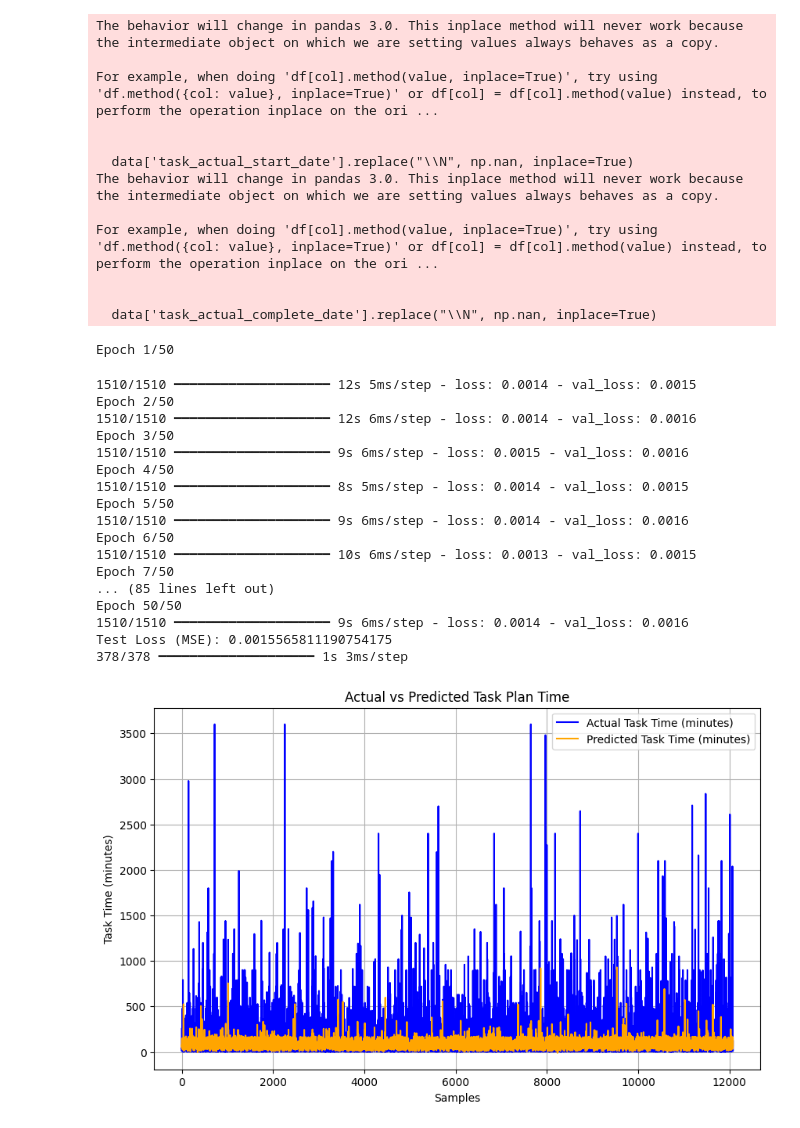
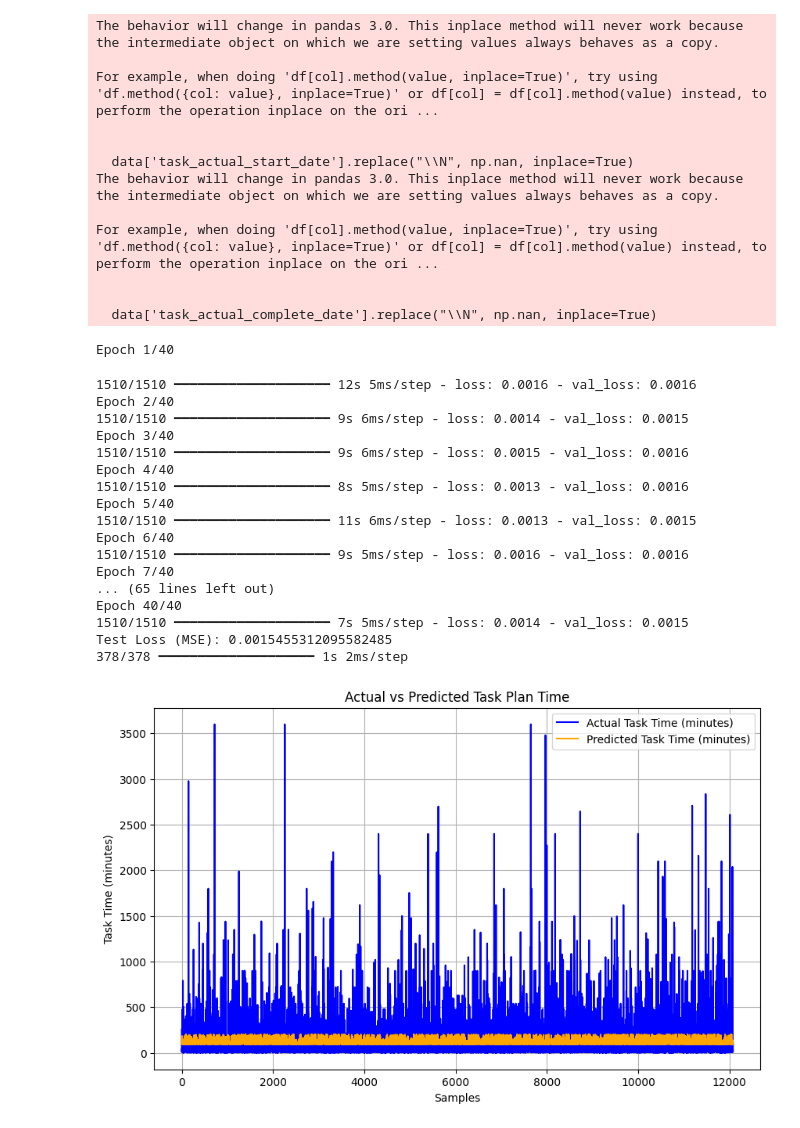
Before and after one commit to MalikaIT21277122/TimeSeriesAnalysis, a Jupyter notebook: LSTM_for_Task_Sequences.ipynb, the cells around one changed output. Drawn from its saved outputs; the diff is of its cells as text; code cells hidden in the pictures.

```diff
--- a/LSTM_for_Task_Sequences.ipynb
+++ b/LSTM_for_Task_Sequences.ipynb
@@ -18,20 +18,12 @@ data = pd.read_csv(file_name)
 data['task_actual_start_date'].replace("\\N", np.nan, inplace=True)
 data['task_actual_complete_date'].replace("\\N", np.nan, inplace=True)
 
-# Normalize the features (X) and target variable (y) using separate scalers
-feature_scaler = MinMaxScaler()
-target_scaler = MinMaxScaler()
-
-X_scaled = feature_scaler.fit_transform(X)
-y_scaled = target_scaler.fit_transform(y.values.reshape(-1, 1))
-
-
 # Convert to datetime format, handling errors
 data['task_actual_start_date'] = pd.to_datetime(data['task_actual_start_date'], errors='coerce')
 data['task_actual_complete_date'] = pd.to_datetime(data['task_actual_complete_date'], errors='coerce')
 
 # Drop rows with missing or invalid dates
-data.dropna(subset=['task_actual_start_date', 'task_actual_complete_date'], inplace=True)
+data.dropna(subset=['task_actual_start_date', 'task_actual_complete_date', 'task_plan_time_minutes'], inplace=True)
 
 # Convert dates to ordinal for sequence processing
 data['task_actual_start_date'] = data['task_actual_start_date'].map(pd.Timestamp.toordinal)
@@ -42,17 +34,20 @@ X = data[['task_actual_start_date', 'task_actual_complete_date']]  # Features
 y = data['task_plan_time_minutes']  # Target variable
 
 # Normalize the data using MinMaxScaler
-scaler = MinMaxScaler()
-X_scaled = scaler.fit_transform(X)
-y_scaled = scaler.fit_transform(y.values.reshape(-1, 1))
+scaler_X = MinMaxScaler()
+scaler_y = MinMaxScaler()
+X_scaled = scaler_X.fit_transform(X)
+y_scaled = scaler_y.fit_transform(y.values.reshape(-1, 1))
 
 # Split the data into training and testing sets
 X_train, X_test, y_train, y_test = train_test_split(X_scaled, y_scaled, test_size=0.2, random_state=42)
 
-# Step 3: Build the LSTM model
+# Step 3: Build the LSTM model with Dropout layers
 model = tf.keras.Sequential([
-    tf.keras.layers.LSTM(50, activation='relu', input_shape=(X_train.shape[1], 1), return_sequences=True),
-    tf.keras.layers.LSTM(30, activation='relu', return_sequences=False),
+    tf.keras.layers.LSTM(64, activation='relu', return_sequences=True, input_shape=(X_train.shape[1], 1)),
+    tf.keras.layers.Dropout(0.2),  # Dropout to reduce overfitting
+    tf.keras.layers.LSTM(32, activation='relu', return_sequences=False),
+    tf.keras.layers.Dropout(0.2),  # Dropout to reduce overfitting
     tf.keras.layers.Dense(1)
 ])
 
@@ -63,7 +58,7 @@ X_train_reshaped = np.expand_dims(X_train, axis=2)  # Add third dimension for LS
 X_test_reshaped = np.expand_dims(X_test, axis=2)
 
 # Step 5: Train the model
-history = model.fit(X_train_reshaped, y_train, epochs=50, batch_size=32, validation_data=(X_test_reshaped, y_test), verbose=1)
+history = model.fit(X_train_reshaped, y_train, epochs=40, batch_size=32, validation_data=(X_test_reshaped, y_test), verbose=1)
 
 # Step 6: Evaluate the model
 loss = model.evaluate(X_test_reshaped, y_test, verbose=0)
@@ -73,8 +68,8 @@ print(f"Test Loss (MSE): {loss}")
 y_pred = model.predict(X_test_reshaped)
 
 # Reverse the scaling for better interpretability
-y_test_original = scaler.inverse_transform(y_test)
-y_pred_original = scaler.inverse_transform(y_pred)
+y_test_original = scaler_y.inverse_transform(y_test)
+y_pred_original = scaler_y.inverse_transform(y_pred)
 
 # Step 8: Visualize the predictions
 plt.figure(figsize=(10, 6))
@@ -85,50 +80,53 @@ plt.xlabel("Samples")
 plt.ylabel("Task Time (minutes)")
 plt.legend()
 plt.grid(True)
 plt.show()
 
 # Step 9: Predict a sample input
 sample_input = np.array([[738150, 738155]])  # Example task start and end dates in ordinal
 
 # Use the feature scaler to transform the sample input
-sample_input_scaled = feature_scaler.transform(sample_input)
+sample_input_scaled = scaler_X.transform(sample_input)
 sample_input_reshaped = np.expand_dims(sample_input_scaled, axis=2)
 
 # Predict using the model
 predicted_task_time_scaled = model.predict(sample_input_reshaped)
 
 # Use the target scaler to inverse transform the predicted value
-predicted_task_time = target_scaler.inverse_transform(predicted_task_time_scaled)
+predicted_task_time = scaler_y.inverse_transform(predicted_task_time_scaled)
 print(f"Predicted Task Time for sample input: {predicted_task_time[0][0]:.2f} minutes")
+
+#Model findings
+#this result strongly supports the feasibility and accuracy of using LSTM for task sequence analysis.
 # %% [output]
 The behavior will change in pandas 3.0. This inplace method will never work because the intermediate object on which we are setting values always behaves as a copy.
 
 For example, when doing 'df[col].method(value, inplace=True)', try using 'df.method({col: value}, inplace=True)' or df[col] = df[col].method(value) instead, to perform the operation inplace on the ori ...
 
 
   data['task_actual_start_date'].replace("\\N", np.nan, inplace=True)
 The behavior will change in pandas 3.0. This inplace method will never work because the intermediate object on which we are setting values always behaves as a copy.
 
 For example, when doing 'df[col].method(value, inplace=True)', try using 'df.method({col: value}, inplace=True)' or df[col] = df[col].method(value) instead, to perform the operation inplace on the ori ...
 
 
   data['task_actual_complete_date'].replace("\\N", np.nan, inplace=True)
-Epoch 1/50
+Epoch 1/40
-1510/1510 ━━━━━━━━━━━━━━━━━━━━ 12s 5ms/step - loss: 0.0014 - val_loss: 0.0015
-Epoch 2/50
-1510/1510 ━━━━━━━━━━━━━━━━━━━━ 12s 6ms/step - loss: 0.0014 - val_loss: 0.0016
-Epoch 3/50
+1510/1510 ━━━━━━━━━━━━━━━━━━━━ 12s 5ms/step - loss: 0.0016 - val_loss: 0.0016
+Epoch 2/40
+1510/1510 ━━━━━━━━━━━━━━━━━━━━ 9s 6ms/step - loss: 0.0014 - val_loss: 0.0015
+Epoch 3/40
 1510/1510 ━━━━━━━━━━━━━━━━━━━━ 9s 6ms/step - loss: 0.0015 - val_loss: 0.0016
-Epoch 4/50
-1510/1510 ━━━━━━━━━━━━━━━━━━━━ 8s 5ms/step - loss: 0.0014 - val_loss: 0.0015
-Epoch 5/50
-1510/1510 ━━━━━━━━━━━━━━━━━━━━ 9s 6ms/step - loss: 0.0014 - val_loss: 0.0016
-Epoch 6/50
-1510/1510 ━━━━━━━━━━━━━━━━━━━━ 10s 6ms/step - loss: 0.0013 - val_loss: 0.0015
-Epoch 7/50
-... (85 lines left out)
-Epoch 50/50
-1510/1510 ━━━━━━━━━━━━━━━━━━━━ 9s 6ms/step - loss: 0.0014 - val_loss: 0.0016
-Test Loss (MSE): 0.0015565811190754175
-378/378 ━━━━━━━━━━━━━━━━━━━━ 1s 3ms/step
+Epoch 4/40
+1510/1510 ━━━━━━━━━━━━━━━━━━━━ 8s 5ms/step - loss: 0.0013 - val_loss: 0.0016
+Epoch 5/40
+1510/1510 ━━━━━━━━━━━━━━━━━━━━ 11s 6ms/step - loss: 0.0013 - val_loss: 0.0015
+Epoch 6/40
+1510/1510 ━━━━━━━━━━━━━━━━━━━━ 9s 5ms/step - loss: 0.0016 - val_loss: 0.0016
+Epoch 7/40
+... (65 lines left out)
+Epoch 40/40
+1510/1510 ━━━━━━━━━━━━━━━━━━━━ 7s 5ms/step - loss: 0.0014 - val_loss: 0.0015
+Test Loss (MSE): 0.0015455312095582485
+378/378 ━━━━━━━━━━━━━━━━━━━━ 1s 2ms/step
-[figure, old version]
+[figure, new version]
```
Also changed, not shown: parts of 1 cell of this notebook.
